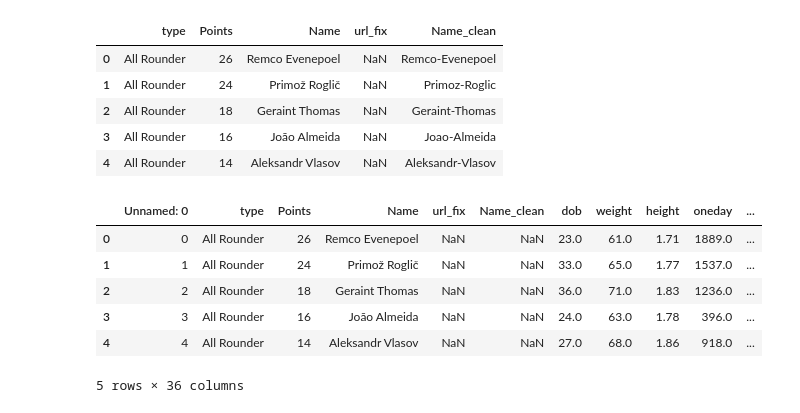
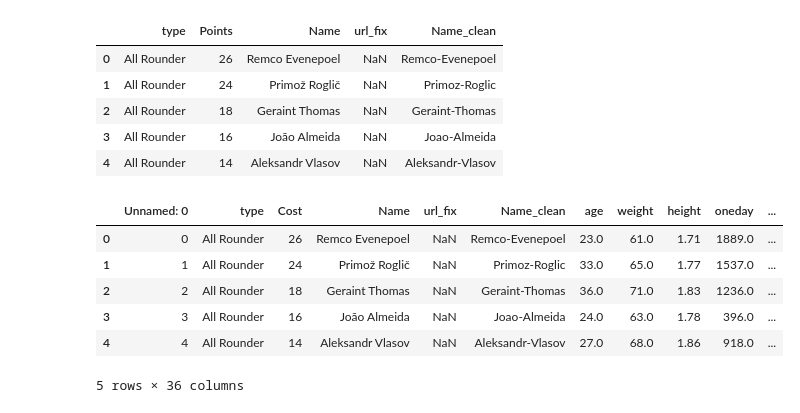
Before and after one commit to willcrossb/velogames2023, a Jupyter notebook: collect_data.ipynb, the cells around one changed output. Saved outputs shown, nothing was run; the diff lists cells and outputs as text; code cells hidden in the pictures.

```diff
--- a/collect_data.ipynb
+++ b/collect_data.ipynb
@@ -42,18 +37,19 @@ df.head()
 | 3 | All Rounder | 16 | João Almeida | NaN | Joao-Almeida |
 | 4 | All Rounder | 14 | Aleksandr Vlasov | NaN | Aleksandr-Vlasov |
 # %%
-""" Scrape points data from PCS """
+""" Scrape points data from PCS OR Load data"""
+
 #Choose whether to scrape:
 collect = 0
 
 if collect:
     for index, row in df.iterrows():
+        #If I haven't entered as custom URL, use the first and last name
         if pd.isnull(row['url_fix']):
             urlname = row['Name_clean']
             url = f"http://www.procyclingstats.com/rider/{urlname}"
         else:
             url = row['url_fix']
-
 
         print(url)
         page = requests.get(url)
@@ -62,7 +58,7 @@ if collect:
         rdr_info_find = soup.find_all('div', class_='rdr-info-cont')
         text = rdr_info_find[0].text
 
-        #Extract additional stats
+        #Extract additional stats from this text
         try:
             age = re.findall(r'Date of birth:.*?\((\d+)\)', text)[0]
             weight = re.findall(r'Weight: (\d+) kg', text)[0]
@@ -85,15 +81,12 @@ if collect:
         my_spans = soup.find_all('table', class_='basic rdr-season-stats')
 
         for select_span in my_spans:
-
             rows_find = select_span.find_all('tr')
-            #print(rows_find)
             for idx, row_ht in enumerate(rows_find):
                 if idx == 0:
                     continue
-                #print(row_ht)
+
                 cols = row_ht.find_all('td')
-                #print(cols)
                 year = cols[0].text.strip()
                 score = cols[1].find('span').text.strip()
                 #print(f'Year: {year}, Score: {score}')
@@ -103,21 +96,21 @@ if collect:
     df.to_csv('saved_scrape_new.csv')
 
 else:
-    df = pd.read_csv('saved_scrape.csv')
+    #These results were saved BEFORE the Giro started
+    df = pd.read_csv('saved_scrape.5.5.23.csv')
+    #Collect caruso's cost (was a type in the May 5th dataset)
+    df.loc[df['Name']=='Damiano Caruso','Points']=10
+    df = df.rename(columns={"dob": "age","Points":"Cost"})
 # %%
-#Convert scraped string to numeric
-dfa = df
-cols = list(df.columns)
-string_cols = ['type','Name']
-dfa.loc[dfa['Name']=='Damiano Caruso','Points']=10
-cols_to_convert = [col for col in cols if col not in string_cols]
-dfa[cols_to_convert] = dfa[cols_to_convert].apply(pd.to_numeric, errors='coerce')
-dfa.head()
+#Convert scraped string variables to numeric
+cols_to_convert = [col for col in list(df.columns) if col not in ['type','Name','Name_clean']]
+df[cols_to_convert] = df[cols_to_convert].apply(pd.to_numeric, errors='coerce')
+df.head()
 # %% [output]
-|  | Unnamed: 0 | type | Points | Name | url_fix | Name_clean | dob | weight | height | oneday | ... |
-| 0 | 0 | All Rounder | 26 | Remco Evenepoel | NaN | NaN | 23.0 | 61.0 | 1.71 | 1889.0 | ... |
-| 1 | 1 | All Rounder | 24 | Primož Roglič | NaN | NaN | 33.0 | 65.0 | 1.77 | 1537.0 | ... |
-| 2 | 2 | All Rounder | 18 | Geraint Thomas | NaN | NaN | 36.0 | 71.0 | 1.83 | 1236.0 | ... |
-| 3 | 3 | All Rounder | 16 | João Almeida | NaN | NaN | 24.0 | 63.0 | 1.78 | 396.0 | ... |
-| 4 | 4 | All Rounder | 14 | Aleksandr Vlasov | NaN | NaN | 27.0 | 68.0 | 1.86 | 918.0 | ... |
+|  | Unnamed: 0 | type | Cost | Name | url_fix | Name_clean | age | weight | height | oneday | ... |
+| 0 | 0 | All Rounder | 26 | Remco Evenepoel | NaN | Remco-Evenepoel | 23.0 | 61.0 | 1.71 | 1889.0 | ... |
+| 1 | 1 | All Rounder | 24 | Primož Roglič | NaN | Primoz-Roglic | 33.0 | 65.0 | 1.77 | 1537.0 | ... |
+| 2 | 2 | All Rounder | 18 | Geraint Thomas | NaN | Geraint-Thomas | 36.0 | 71.0 | 1.83 | 1236.0 | ... |
+| 3 | 3 | All Rounder | 16 | João Almeida | NaN | Joao-Almeida | 24.0 | 63.0 | 1.78 | 396.0 | ... |
+| 4 | 4 | All Rounder | 14 | Aleksandr Vlasov | NaN | Aleksandr-Vlasov | 27.0 | 68.0 | 1.86 | 918.0 | ... |
 5 rows × 36 columns
```
Also changed, not shown: parts of 20 cells of this notebook, 2 other files.
